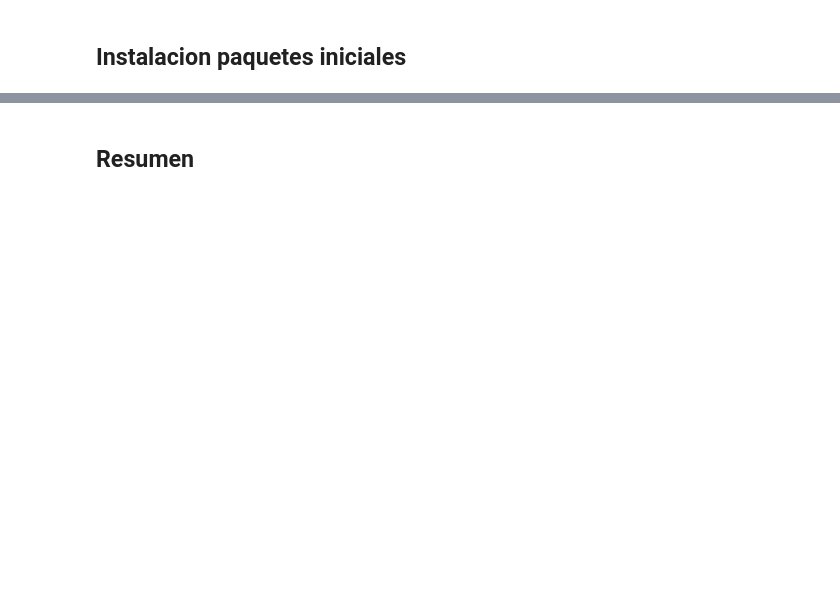
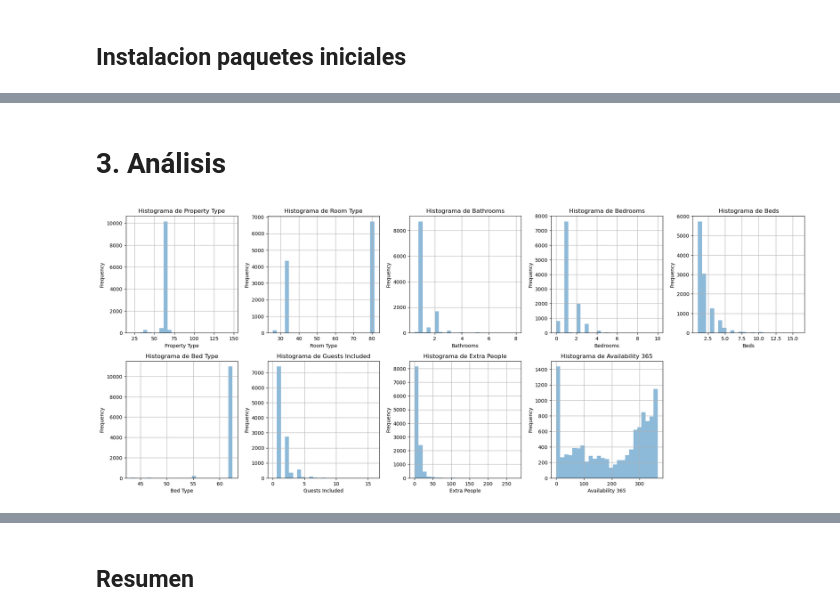
Before and after one commit to MiguelPeFr/IA-FullStack, a Jupyter notebook: MachineLearning/practica/practica.ipynb, the cells around one changed output, grey strips where cells are left out. Saved outputs shown, nothing was run; the diff lists cells and outputs as text; code cells hidden in the pictures; blank space fills up the shorter version.

```diff
--- a/MachineLearning/practica/practica.ipynb
+++ b/MachineLearning/practica/practica.ipynb
@@ -533,0 +109,2 @@ best parameters: {'learning_rate': 0.1, 'n_estimators': 500}
+# %%
+df = df[df['Price'] < 200]
@@ -533,0 +113,3 @@ best parameters: {'learning_rate': 0.1, 'n_estimators': 500}
+# %%
+df = df[df['Bathrooms'] != 0]
+df = df[df['Price'] != 0]
@@ -533,0 +135,10 @@ best parameters: {'learning_rate': 0.1, 'n_estimators': 500}
+# %%
+categorical = ["Property Type", "Room Type", "Bed Type"
+]
+
+# Creamos un dict para usarlo después en test
+mean_map = {}
+for c in categorical:
+    mean = df.groupby(c)['Price'].mean()
+    df[c] = df[c].map(mean)
+    mean_map[c] = mean
@@ -533,0 +147,7 @@ best parameters: {'learning_rate': 0.1, 'n_estimators': 500}
+# %%
+cols = df.columns.tolist()
+cols.insert(0, cols.pop(cols.index('Price')))
+df = df[cols]
+
+df.fillna(df.mean(), inplace=True)
+df.isnull().any()
@@ -533,0 +167,23 @@ best parameters: {'learning_rate': 0.1, 'n_estimators': 500}
+# %% [markdown]
+# 3. Análisis
+# %%
+# Definir las columnas a graficar
+columnas_a_graficar = [
+    "Property Type", "Room Type", "Bathrooms",
+    "Bedrooms", "Beds", "Bed Type", "Guests Included",
+    "Extra People", "Availability 365"]
+
+# Configurar la figura
+plt.figure(figsize=(20, 20))
+
+# Crear un histograma para cada columna
+for i, column in enumerate(columnas_a_graficar):
+    plt.subplot(5, 5, i + 1)  # Ajustar el número de filas y columnas según sea necesario
+    df[column].plot.hist(alpha=0.5, bins=25, grid=True)
+    plt.xlabel(column)
+    plt.title(f'Histograma de {column}')
+
+plt.tight_layout()  # Ajustar el espaciado entre subgráficas
+plt.show()
+# %% [output]
+[figure, added]
```
Also changed, not shown: parts of 86 cells of this notebook, 3 other files.
